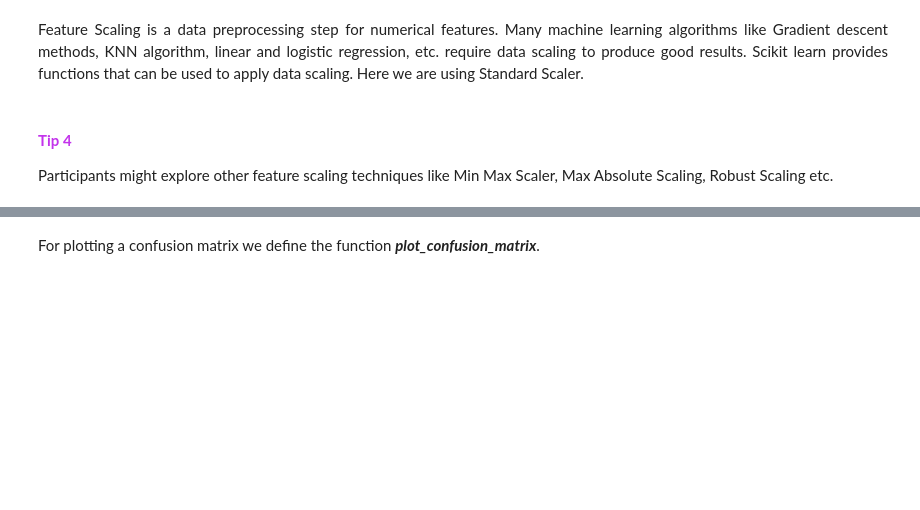
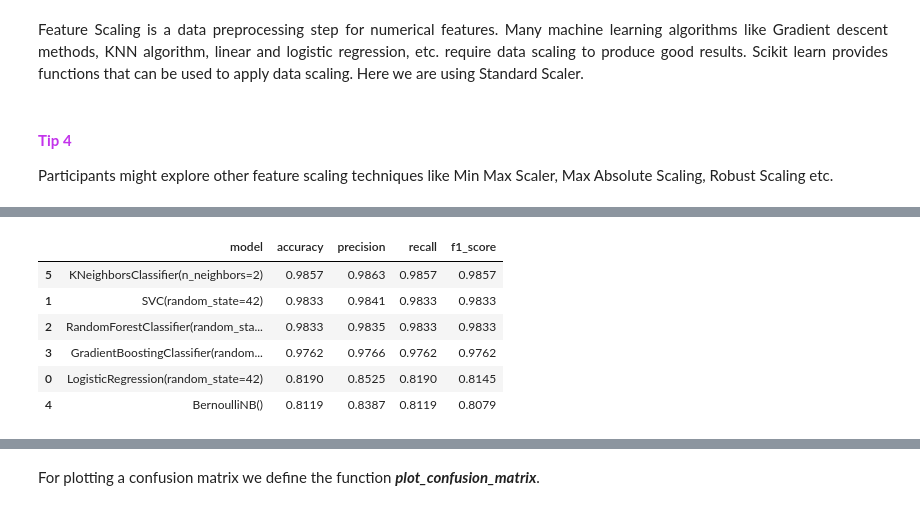
Before and after one commit to marcellinus-witarsah/2023-ey-open-science-data-challenge, a Jupyter notebook: notebooks/vv-vh/20230302-vv-vh-bbox-1x1-median-1-year-interval.ipynb, the cells around one changed output, grey strips where cells are left out. Cells and saved outputs as stored; diff of their text form; code cells hidden in the pictures; blank space fills up the shorter version.

```diff
--- a/notebooks/vv-vh/20230302-vv-vh-bbox-1x1-median-1-year-interval.ipynb
+++ b/notebooks/vv-vh/20230302-vv-vh-bbox-1x1-median-1-year-interval.ipynb
@@ -153,7 +164,7 @@ Explore the approach of building a bounding box (e.g., 5x5 pixels) around the gi
 #     data.to_netcdf(os.path.join(directory, coordinates+".nc"))
 # %%
 ## Function call to extract VV,VH Values
-directory = "../data/train/sentinel-1-rtc/1-year-202111-202211/vh-vv-1x1/"
+directory = "../../data/train/sentinel-1-rtc/1-year-202111-202211/vh-vv-1x1/"
 assests = ['vh','vv']
 vh_vv = []
 c = 0
@@ -239,0 +303,10 @@ insample_predictions = model.predict(X_train)
+# %%
+df_cv.sort_values(by='f1_score', ascending=False)
+# %% [output]
+|  | model | accuracy | precision | recall | f1_score |
+| 5 | KNeighborsClassifier(n_neighbors=2) | 0.9857 | 0.9863 | 0.9857 | 0.9857 |
+| 1 | SVC(random_state=42) | 0.9833 | 0.9841 | 0.9833 | 0.9833 |
+| 2 | RandomForestClassifier(random_sta... | 0.9833 | 0.9835 | 0.9833 | 0.9833 |
+| 3 | GradientBoostingClassifier(random... | 0.9762 | 0.9766 | 0.9762 | 0.9762 |
+| 0 | LogisticRegression(random_state=42) | 0.8190 | 0.8525 | 0.8190 | 0.8145 |
+| 4 | BernoulliNB() | 0.8119 | 0.8387 | 0.8119 | 0.8079 |
```
Also changed, not shown: parts of 36 cells of this notebook, 3 other files.
